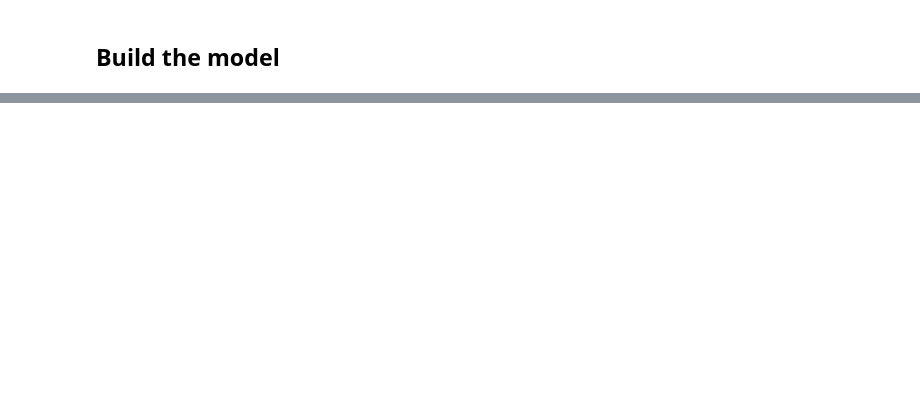
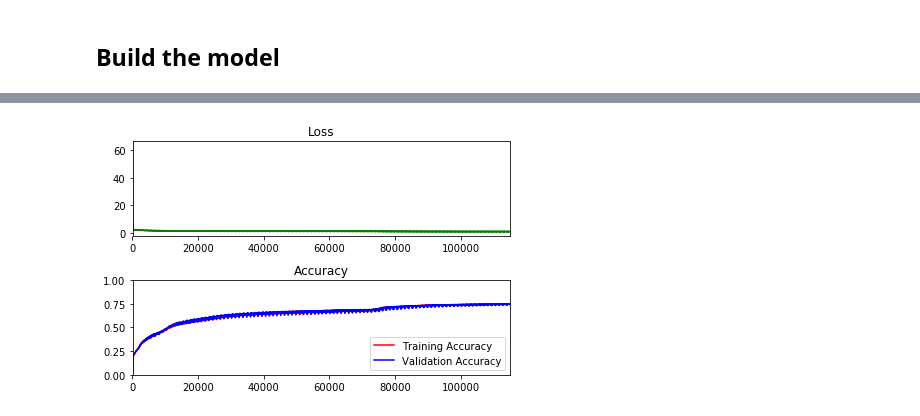
Before and after one commit to smasoudn/deep_net_small_examples, a Jupyter notebook: nonMNIST_character_detection.ipynb, the cells around one changed output, grey strips where cells are left out. Cells and saved outputs as stored; diff of their text form; code cells hidden in the pictures; blank space fills up the shorter version.

Commit message:
notMNIST completed

```diff
--- a/nonMNIST_character_detection.ipynb
+++ b/nonMNIST_character_detection.ipynb
@@ -86,8 +88,8 @@ def uncompress_features_labels(file):
     return np.array(features), np.array(labels)
 
 # Get the features and labels from the zip files
-train_features, train_labels = uncompress_features_labels('notMNIST_train.zip')
-test_features, test_labels = uncompress_features_labels('notMNIST_test.zip')
+train_features, train_labels = uncompress_features_labels('./data/notMNIST_train.zip')
+test_features, test_labels = uncompress_features_labels('./data/notMNIST_test.zip')
 
 # Limit the amount of data to work with a docker container
 docker_size_limit = 150000
@@ -215,0 +252,14 @@ logits = tf.add(tf.matmul(hidden_layer_1, weight['out']), biases['out'])
+# %%
+# Feed dicts for training, validation, and test losssession
+train_feed_dict = {features: train_features, labels: train_labels}
+valid_feed_dict = {features: valid_features, labels: valid_labels}
+test_feed_dict = {features: test_features, labels: test_labels}
+
+
+# Determine if the predictions are correct
+prediction = tf.nn.softmax(logits)
+is_correct_prediction = tf.equal(tf.argmax(prediction, 1), tf.argmax(labels, 1))
+# Calculate the accuracy of the predictions
+accuracy = tf.reduce_mean(tf.cast(is_correct_prediction, tf.float32))
+
+print('Accuracy function created.')
@@ -215,0 +268,77 @@ logits = tf.add(tf.matmul(hidden_layer_1, weight['out']), biases['out'])
+# %%
+# Change if you have memory restrictions
+batch_size = 128
+
+epochs = 100
+learning_rate = 0.01
+
+
+### DON'T MODIFY ANYTHING BELOW ###
+# Gradient Descent
+optimizer = tf.train.GradientDescentOptimizer(learning_rate).minimize(loss)
+
+# The accuracy measured against the validation set
+validation_accuracy = 0.0
+
+# Measurements use for graphing loss and accuracy
+log_batch_step = 50
+batches = []
+loss_batch = []
+train_acc_batch = []
+valid_acc_batch = []
+
+with tf.Session() as session:
+    session.run(init)
+    batch_count = int(math.ceil(len(train_features)/batch_size))
+
+    for epoch_i in range(epochs):
+
+        # Progress bar
+        batches_pbar = tqdm(range(batch_count), desc='Epoch {:>2}/{}'.format(epoch_i+1, epochs), unit='batches')
+
+        # The training cycle
+        for batch_i in batches_pbar:
+            # Get a batch of training features and labels
+            batch_start = batch_i*batch_size
+            batch_features = train_features[batch_start:batch_start + batch_size]
+            batch_labels = train_labels[batch_start:batch_start + batch_size]
+
+            # Run optimizer and get loss
+            _, l = session.run(
+                [optimizer, loss],
+                feed_dict={features: batch_features, labels: batch_labels})
+
+            # Log every 50 batches
+            if not batch_i % log_batch_step:
+                # Calculate Training and Validation accuracy
+                training_accuracy = session.run(accuracy, feed_dict=train_feed_dict)
+                validation_accuracy = session.run(accuracy, feed_dict=valid_feed_dict)
+
+                # Log batches
+                previous_batch = batches[-1] if batches else 0
+                batches.append(log_batch_step + previous_batch)
+                loss_batch.append(l)
+                train_acc_batch.append(training_accuracy)
+                valid_acc_batch.append(validation_accuracy)
+
+        # Check accuracy against Validation data
+        validation_accuracy = session.run(accuracy, feed_dict=valid_feed_dict)
+        if not epoch_i % 20:
+            print("validation accuracy: ", validation_accuracy)
+
+loss_plot = plt.subplot(211)
+loss_plot.set_title('Loss')
+loss_plot.plot(batches, loss_batch, 'g')
+loss_plot.set_xlim([batches[0], batches[-1]])
+acc_plot = plt.subplot(212)
+acc_plot.set_title('Accuracy')
+acc_plot.plot(batches, train_acc_batch, 'r', label='Training Accuracy')
+acc_plot.plot(batches, valid_acc_batch, 'b', label='Validation Accuracy')
+acc_plot.set_ylim([0, 1.0])
+acc_plot.set_xlim([batches[0], batches[-1]])
+acc_plot.legend(loc=4)
+plt.tight_layout()
+plt.show()
+
+print('Validation accuracy at {}'.format(validation_accuracy))
+# %% [output]
@@ -215,0 +350 @@ logits = tf.add(tf.matmul(hidden_layer_1, weight['out']), biases['out'])
+[figure, added]
```
Also changed, not shown: parts of 12 cells of this notebook.
